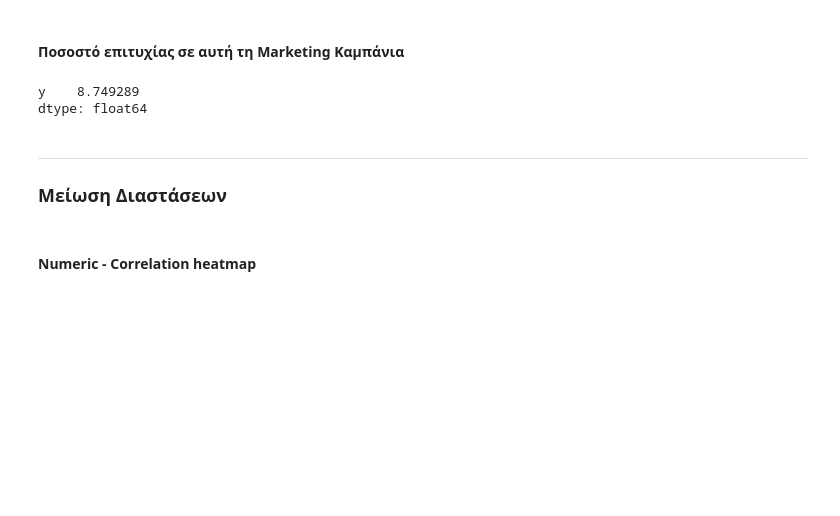
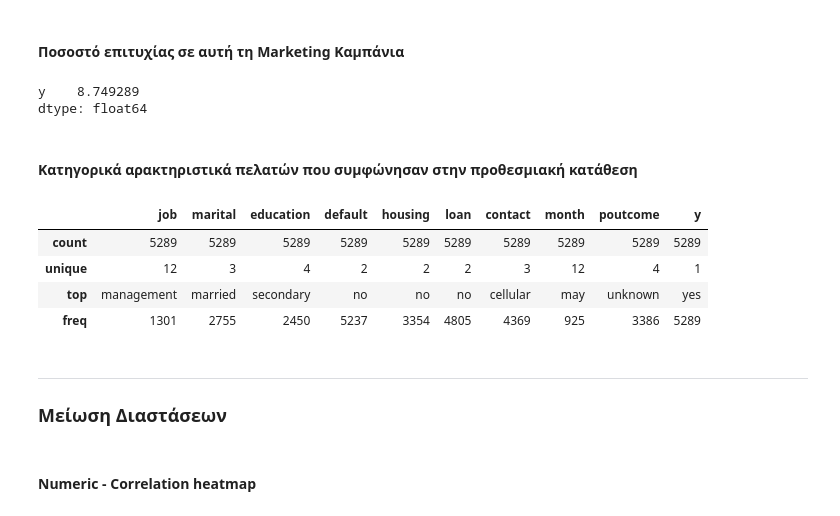
Before and after one commit to chMastellou/Data_Analysis_Assignment_2024, a Jupyter notebook: data_preprocessing/data_preprocessing.ipynb, the cells around one changed output. Saved outputs shown, nothing was run; the diff lists cells and outputs as text; code cells hidden in the pictures; blank space fills up the shorter version.

```diff
--- a/data_preprocessing/data_preprocessing.ipynb
+++ b/data_preprocessing/data_preprocessing.ipynb
@@ -446,6 +446,18 @@ clean_data[['y']].sum()*100/len(clean_data)
 # %% [output]
 y    8.749289
 dtype: float64
+# %% [markdown]
+#### Κατηγορικά αρακτηριστικά πελατών που συμφώνησαν στην προθεσμιακή κατάθεση
+# %%
+c = data.select_dtypes(include=['object', 'boolean'])
+data[data['y']=='yes'].describe()
+c[c['y']=='yes'].describe()
+# %% [output]
+|  | job | marital | education | default | housing | loan | contact | month | poutcome | y |
+| count | 5289 | 5289 | 5289 | 5289 | 5289 | 5289 | 5289 | 5289 | 5289 | 5289 |
+| unique | 12 | 3 | 4 | 2 | 2 | 2 | 3 | 12 | 4 | 1 |
+| top | management | married | secondary | no | no | no | cellular | may | unknown | yes |
+| freq | 1301 | 2755 | 2450 | 5237 | 3354 | 4805 | 4369 | 925 | 3386 | 5289 |
 # %% [markdown]
 ---
 ### Μείωση Διαστάσεων
```
Also changed, not shown: parts of 25 cells of this notebook, 1 other file.
